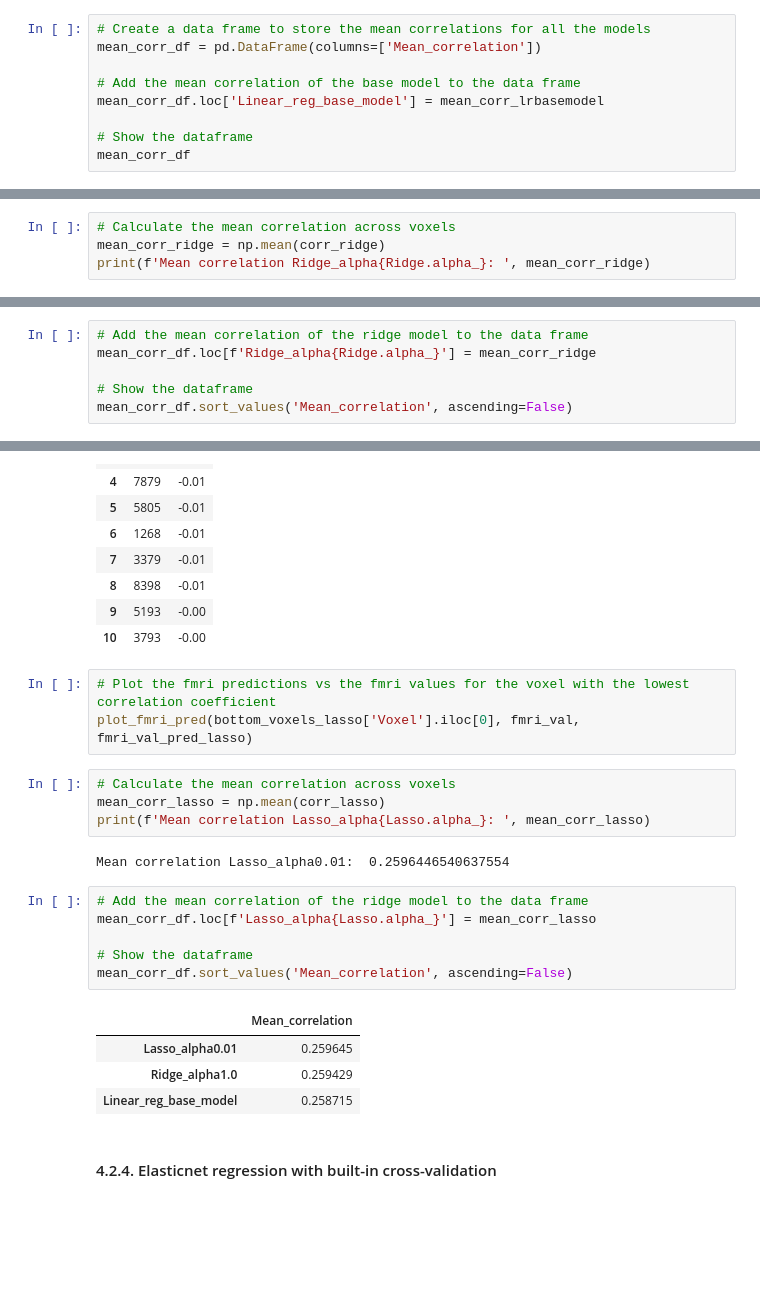
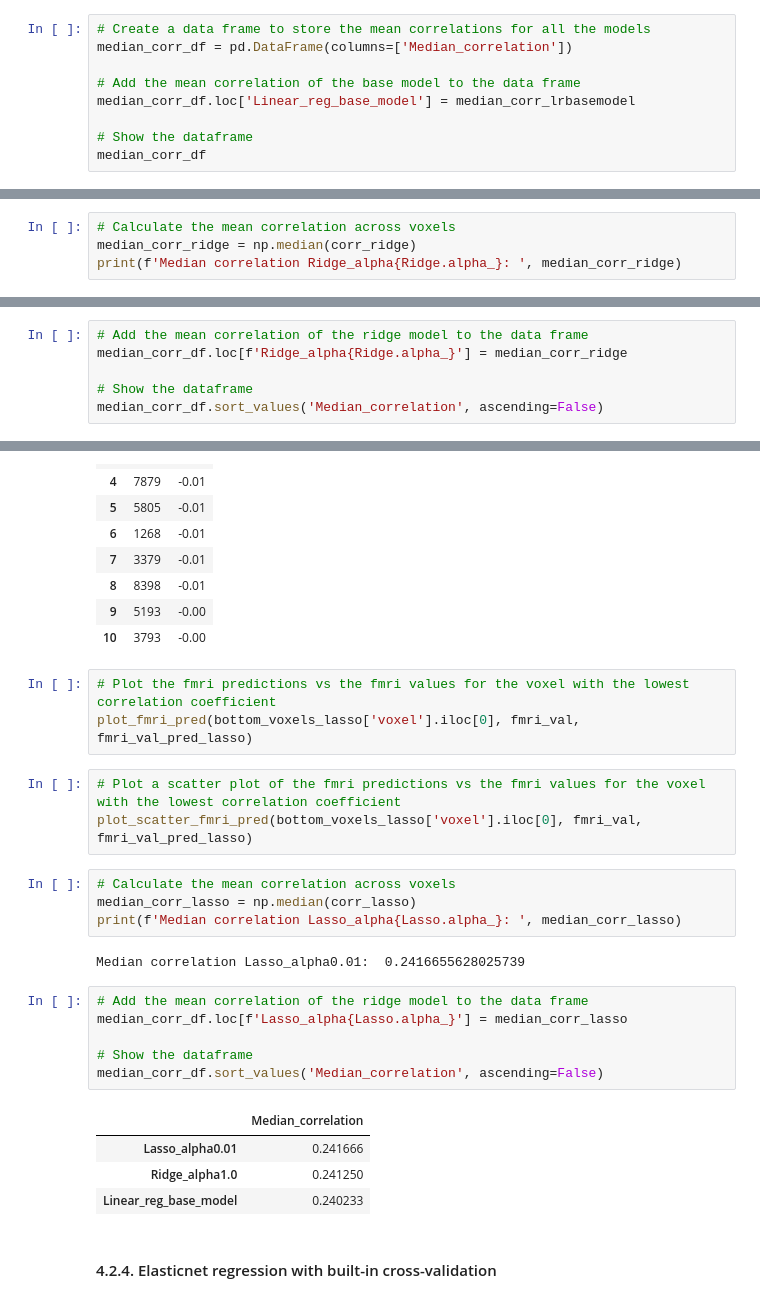
Before and after one commit to sayalaruano/img2brain, a Jupyter notebook: EDA_feateng_modelbuild_img2brain.ipynb, the cells around one changed output, grey strips where cells are left out. Drawn from its saved outputs; the diff is of its cells as text; blank space fills up the shorter version.

```diff
--- a/EDA_feateng_modelbuild_img2brain.ipynb
+++ b/EDA_feateng_modelbuild_img2brain.ipynb
@@ -1095,10 +1129,10 @@ Mean correlation Linear reg - base model:  0.2587149794586322
 # %%
 # Create a data frame to store the mean correlations for all the models
-mean_corr_df = pd.DataFrame(columns=['Mean_correlation'])
+median_corr_df = pd.DataFrame(columns=['Median_correlation'])
 
 # Add the mean correlation of the base model to the data frame
-mean_corr_df.loc['Linear_reg_base_model'] = mean_corr_lrbasemodel
+median_corr_df.loc['Linear_reg_base_model'] = median_corr_lrbasemodel
 
 # Show the dataframe
-mean_corr_df
+median_corr_df
 # %% [output]
@@ -1178,5 +1218,5 @@ plot_fmri_pred(bottom_voxels_ridge['Voxel'].iloc[0], fmri_val, fmri_val_pred_rid
 # %%
 # Calculate the mean correlation across voxels
-mean_corr_ridge = np.mean(corr_ridge)
-print(f'Mean correlation Ridge_alpha{Ridge.alpha_}: ', mean_corr_ridge)
+median_corr_ridge = np.median(corr_ridge)
+print(f'Median correlation Ridge_alpha{Ridge.alpha_}: ', median_corr_ridge)
 # %% [output]
@@ -1184,7 +1224,7 @@ Mean correlation Ridge_alpha1.0:  0.2594294707593004
 # %%
 # Add the mean correlation of the ridge model to the data frame
-mean_corr_df.loc[f'Ridge_alpha{Ridge.alpha_}'] = mean_corr_ridge
+median_corr_df.loc[f'Ridge_alpha{Ridge.alpha_}'] = median_corr_ridge
 
 # Show the dataframe
-mean_corr_df.sort_values('Mean_correlation', ascending=False)
+median_corr_df.sort_values('Median_correlation', ascending=False)
 # %% [output]
@@ -1264,24 +1310,27 @@ bottom_voxels_lasso
 | 10 | 3793 | -0.00 |
 # %%
 # Plot the fmri predictions vs the fmri values for the voxel with the lowest correlation coefficient
-plot_fmri_pred(bottom_voxels_lasso['Voxel'].iloc[0], fmri_val, fmri_val_pred_lasso)
+plot_fmri_pred(bottom_voxels_lasso['voxel'].iloc[0], fmri_val, fmri_val_pred_lasso)
+# %%
+# Plot a scatter plot of the fmri predictions vs the fmri values for the voxel with the lowest correlation coefficient
+plot_scatter_fmri_pred(bottom_voxels_lasso['voxel'].iloc[0], fmri_val, fmri_val_pred_lasso)
 # %%
 # Calculate the mean correlation across voxels
-mean_corr_lasso = np.mean(corr_lasso)
-print(f'Mean correlation Lasso_alpha{Lasso.alpha_}: ', mean_corr_lasso)
+median_corr_lasso = np.median(corr_lasso)
+print(f'Median correlation Lasso_alpha{Lasso.alpha_}: ', median_corr_lasso)
 # %% [output]
-Mean correlation Lasso_alpha0.01:  0.2596446540637554
+Median correlation Lasso_alpha0.01:  0.2416655628025739
 # %%
 # Add the mean correlation of the ridge model to the data frame
-mean_corr_df.loc[f'Lasso_alpha{Lasso.alpha_}'] = mean_corr_lasso
+median_corr_df.loc[f'Lasso_alpha{Lasso.alpha_}'] = median_corr_lasso
 
 # Show the dataframe
-mean_corr_df.sort_values('Mean_correlation', ascending=False)
+median_corr_df.sort_values('Median_correlation', ascending=False)
 # %% [output]
-|  | Mean_correlation |
-| Lasso_alpha0.01 | 0.259645 |
-| Ridge_alpha1.0 | 0.259429 |
-| Linear_reg_base_model | 0.258715 |
+|  | Median_correlation |
+| Lasso_alpha0.01 | 0.241666 |
+| Ridge_alpha1.0 | 0.241250 |
+| Linear_reg_base_model | 0.240233 |
 # %% [markdown]
 #### 4.2.4. Elasticnet regression with built-in cross-validation
 # %%
```
Also changed, not shown: parts of 40 cells of this notebook, 12 other files.
